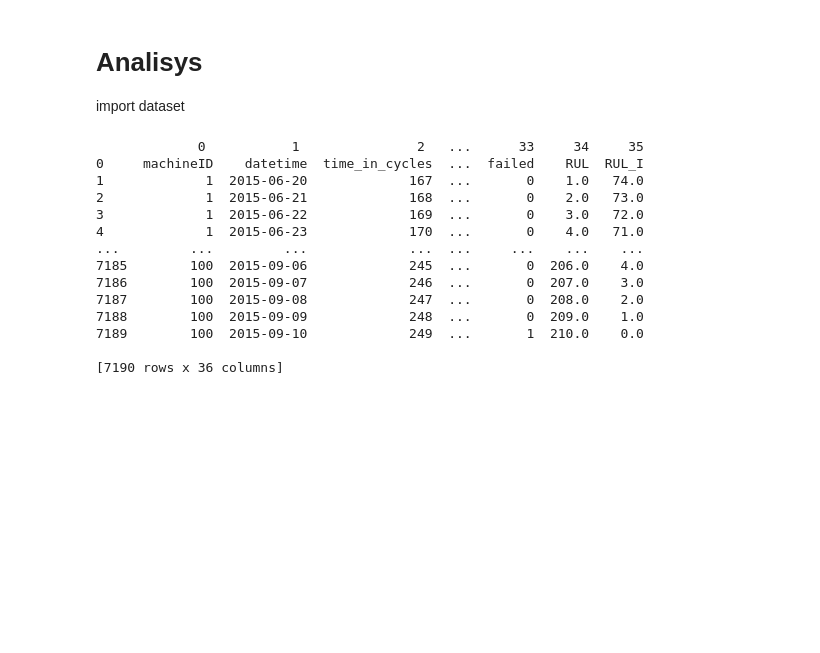
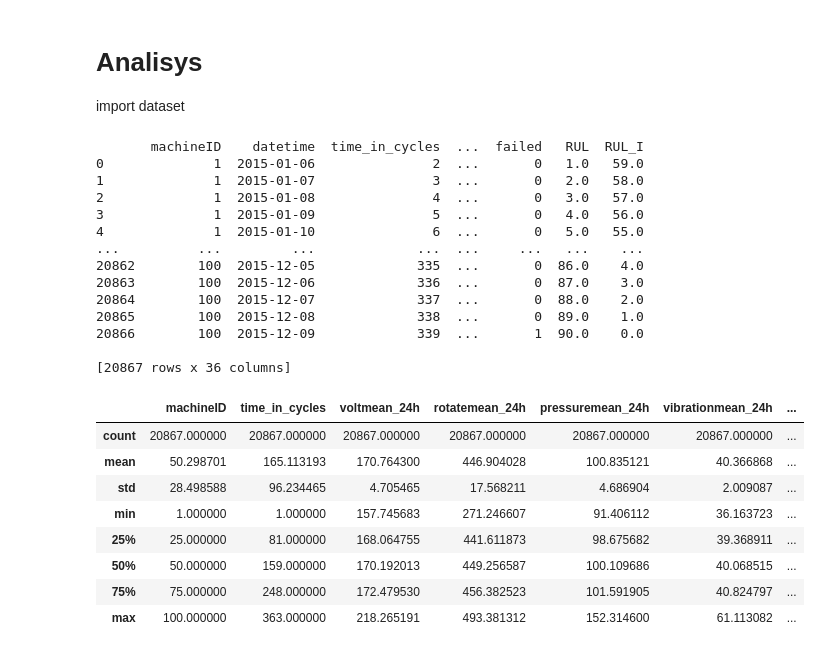
Before and after one commit to DGuilherme/TurbofanVibration, a Jupyter notebook: MachineryFaultDatabase.ipynb, the cells around one changed output. Drawn from its saved outputs; the diff is of its cells as text; code cells hidden in the pictures; blank space fills up the shorter version.

```diff
--- a/MachineryFaultDatabase.ipynb
+++ b/MachineryFaultDatabase.ipynb
@@ -17,22 +17,34 @@ from scipy.fftpack import fft
 # Analisys
 import dataset
 # %%
-url = 'https://raw.githubusercontent.com/DGuilherme/TurbofanVibration/master/Dataset/ALLtestMescla5D.csv'
-data = pd.read_csv(url,header=None,delimiter=r",")
+url = 'https://raw.githubusercontent.com/DGuilherme/TurbofanVibration/master/Dataset/ALLtrainMescla5D.csv'
+train_data = pd.read_csv(url,delimiter=r",")
 # Dataset is now stored in a Pandas Dataframe
-print(data)
+print(train_data)
 # %% [output]
-             0           1               2   ...      33     34     35
-0     machineID    datetime  time_in_cycles  ...  failed    RUL  RUL_I
-1             1  2015-06-20             167  ...       0    1.0   74.0
-2             1  2015-06-21             168  ...       0    2.0   73.0
-3             1  2015-06-22             169  ...       0    3.0   72.0
-4             1  2015-06-23             170  ...       0    4.0   71.0
-...         ...         ...             ...  ...     ...    ...    ...
-7185        100  2015-09-06             245  ...       0  206.0    4.0
-7186        100  2015-09-07             246  ...       0  207.0    3.0
-7187        100  2015-09-08             247  ...       0  208.0    2.0
-7188        100  2015-09-09             248  ...       0  209.0    1.0
-7189        100  2015-09-10             249  ...       1  210.0    0.0
+       machineID    datetime  time_in_cycles  ...  failed   RUL  RUL_I
+0              1  2015-01-06               2  ...       0   1.0   59.0
+1              1  2015-01-07               3  ...       0   2.0   58.0
+2              1  2015-01-08               4  ...       0   3.0   57.0
+3              1  2015-01-09               5  ...       0   4.0   56.0
+4              1  2015-01-10               6  ...       0   5.0   55.0
+...          ...         ...             ...  ...     ...   ...    ...
+20862        100  2015-12-05             335  ...       0  86.0    4.0
+20863        100  2015-12-06             336  ...       0  87.0    3.0
+20864        100  2015-12-07             337  ...       0  88.0    2.0
+20865        100  2015-12-08             338  ...       0  89.0    1.0
+20866        100  2015-12-09             339  ...       1  90.0    0.0
 
-[7190 rows x 36 columns]
+[20867 rows x 36 columns]
+# %%
+train_data.describe()
+# %% [output]
+|  | machineID | time_in_cycles | voltmean_24h | rotatemean_24h | pressuremean_24h | vibrationmean_24h | ... |
+| count | 20867.000000 | 20867.000000 | 20867.000000 | 20867.000000 | 20867.000000 | 20867.000000 | ... |
+| mean | 50.298701 | 165.113193 | 170.764300 | 446.904028 | 100.835121 | 40.366868 | ... |
+| std | 28.498588 | 96.234465 | 4.705465 | 17.568211 | 4.686904 | 2.009087 | ... |
+| min | 1.000000 | 1.000000 | 157.745683 | 271.246607 | 91.406112 | 36.163723 | ... |
+| 25% | 25.000000 | 81.000000 | 168.064755 | 441.611873 | 98.675682 | 39.368911 | ... |
+| 50% | 50.000000 | 159.000000 | 170.192013 | 449.256587 | 100.109686 | 40.068515 | ... |
+| 75% | 75.000000 | 248.000000 | 172.479530 | 456.382523 | 101.591905 | 40.824797 | ... |
+| max | 100.000000 | 363.000000 | 218.265191 | 493.381312 | 152.314600 | 61.113082 | ... |
```
Also changed, not shown: parts of 4 cells of this notebook.
